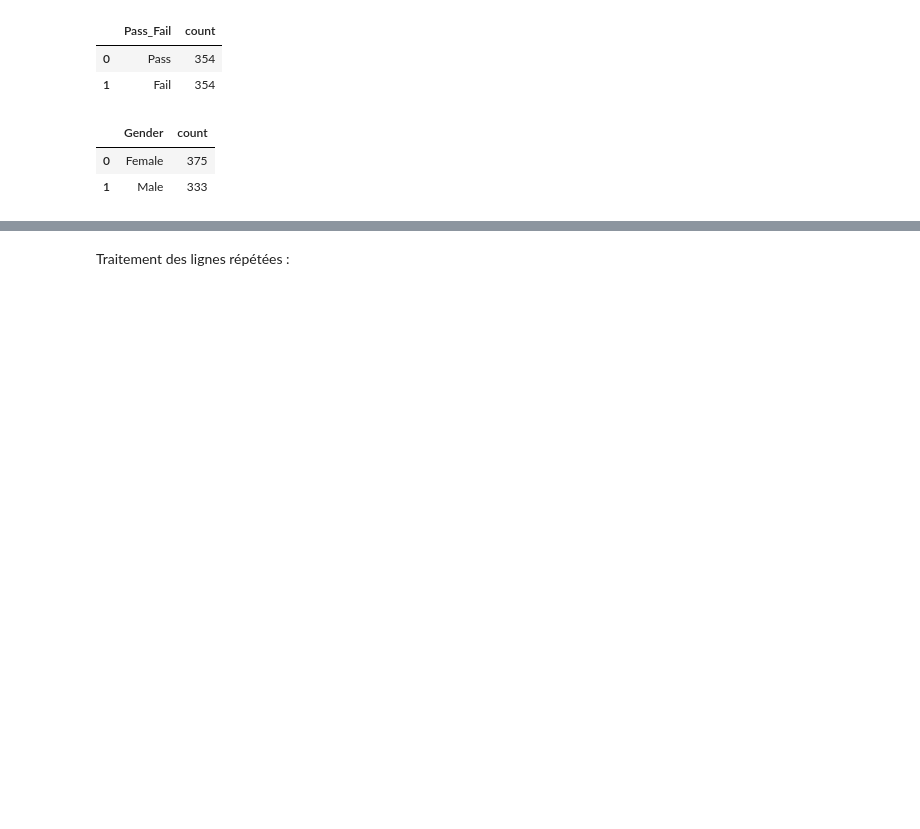
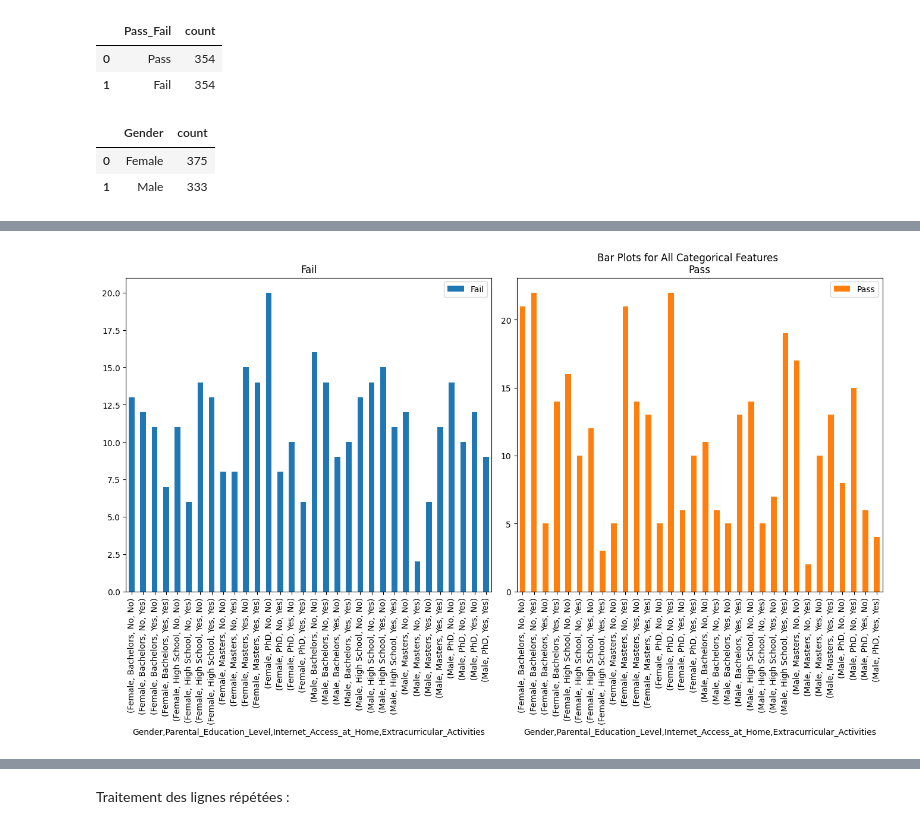
Before and after one commit to kevin-tchinda/student-success-monitoring, a Jupyter notebook: notebooks/student_success_monitoring.ipynb, the cells around one changed output, grey strips where cells are left out. Drawn from its saved outputs; the diff is of its cells as text; code cells hidden in the pictures; blank space fills up the shorter version.

```diff
--- a/notebooks/student_success_monitoring.ipynb
+++ b/notebooks/student_success_monitoring.ipynb
@@ -164,0 +185,4 @@ students_df['Gender'].value_counts().reset_index()
+# %%
+# Répartition/proportion des données catégoriques
+categorical_data_proportion = students_df[categorical_col].value_counts().unstack()
+categorical_data_proportion
@@ -164,0 +208,8 @@ students_df['Gender'].value_counts().reset_index()
+# %%
+# Graphique en barres des données catégoriques.
+categorical_data_proportion.plot(kind='bar', subplots=True, figsize=(20, 14), layout=(2, 3), legend=True)
+plt.suptitle('Bar Plots for All Categorical Features')
+plt.tight_layout()
+plt.show()
+# %% [output]
+[figure, added]
```
Also changed, not shown: parts of 27 cells of this notebook, 1 other file.
